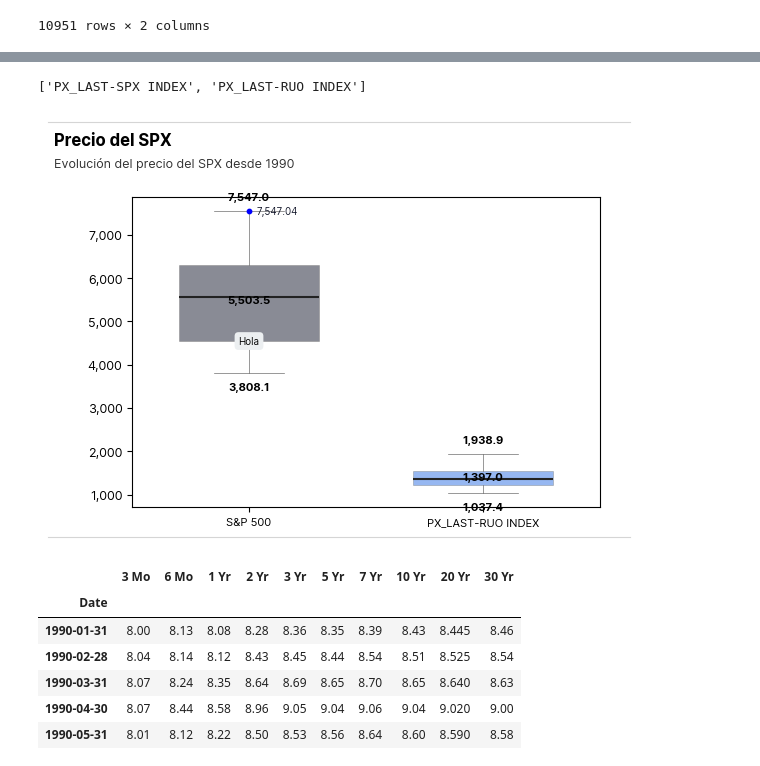
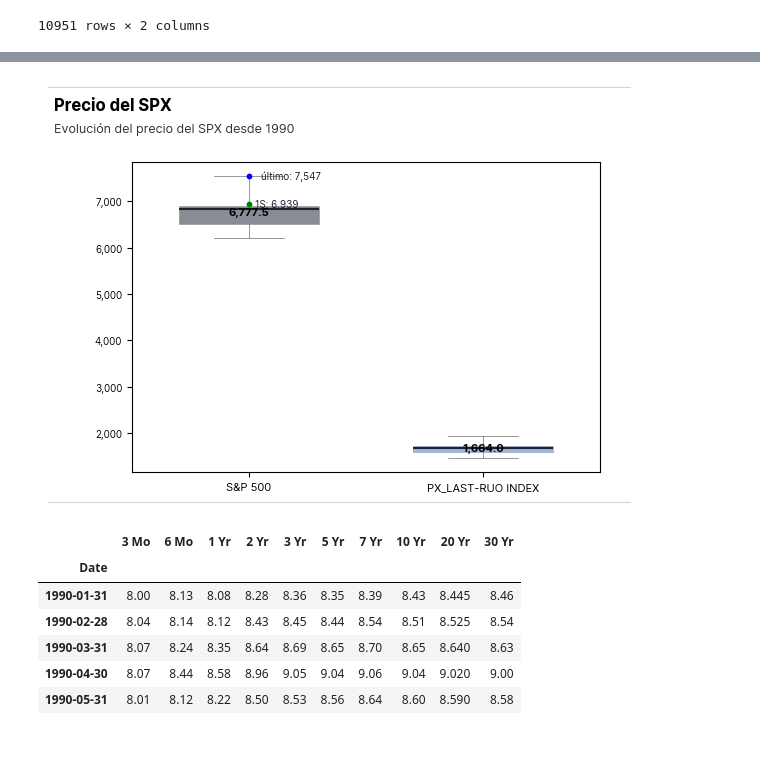
Before and after one commit to jc-ocampob/helpers_ps, a Jupyter notebook: Pruebas.ipynb, the cells around one changed output, grey strips where cells are left out. Drawn from its saved outputs; the diff is of its cells as text; code cells hidden in the pictures.

```diff
--- a/Pruebas.ipynb
+++ b/Pruebas.ipynb
@@ -129,7 +143,7 @@ graph.graph_line(
 # %%
 data_indices_j = data_indices_i.copy()
-#data_indices_j = data_indices_j.resample("ME").last()
-#data_indices_j = data_indices_j.tail(12)
+data_indices_j = data_indices_j.resample("ME").last()
+data_indices_j = data_indices_j.tail(12)
 data_indices_j
 # %% [output]
 |  | PX_LAST-SPX INDEX | PX_LAST-RUO INDEX |
@@ -175,28 +189,43 @@ graph.graph_bar(
 # %%
 graph = Graph_mtplt(dataframe = data_indices_j)
 graph.graph_box_whiskers(
     tickers = "all",
     labels = ["S&P 500"],
     titles=dict(
         title="Precio del SPX",
         subtitle="Evolución del precio del SPX desde 1990"
     ),
     x_axis=dict(
         lim =("2023-01-01", None)
     ),
     tag_dot={
-        "PX_LAST-SPX INDEX":dict(
+        "1":dict(
+            ticker="PX_LAST-SPX INDEX",
             x_values = "last",
             show="dot_tag",
             dot_size=10,
-            dot_color = "blue"
+            dot_color = "blue",
+            template="último: {y_value:,.0f}",
+            loc_offset=(30,0)
+        ),
+        "2":dict(
+            ticker="PX_LAST-SPX INDEX",
+            x_values = ["2026-01-31"],
+            show="dot_tag",
+            dot_size=10,
+            dot_color = "green",
+            template="1S: {y_value:,.0f}"
         )
-    }
+    },
+    box_config=dict(
+        whis=(0,100)
+    ),
+    range_tag_high=dict(show=False),
+    range_tag_low=dict(show=False)
 )
-graph.etiqueta_valor(x_value=1, y_value=4000, label="Hola", fontweight="normal")
+#graph.etiqueta_valor(x_value=1, y_value=4000, label="Hola", fontweight="normal")
 # %% [output]
-['PX_LAST-SPX INDEX', 'PX_LAST-RUO INDEX']
-[figure, old version]
+[figure, new version]
 # %%
 df = pd.read_parquet("curve.parquet")
 # %%
```
Also changed, not shown: parts of 8 cells of this notebook, 3 other files.
